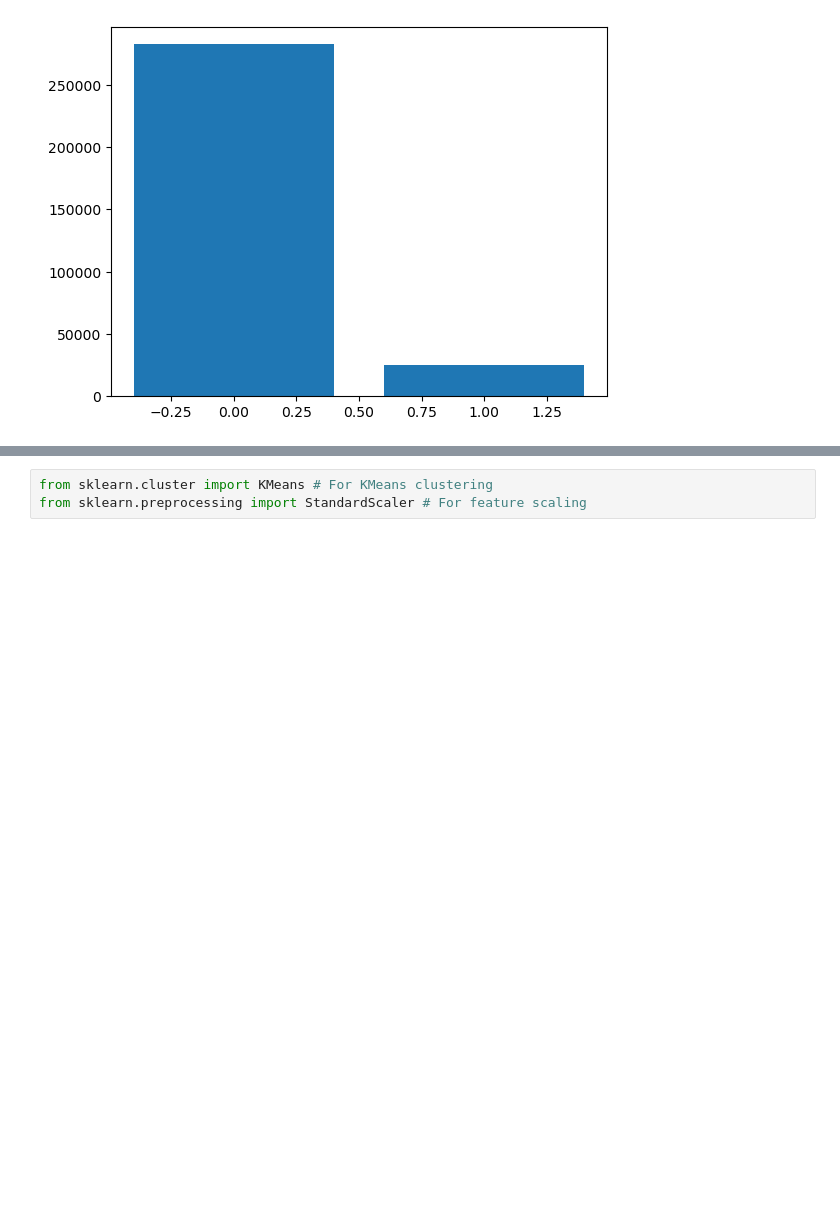
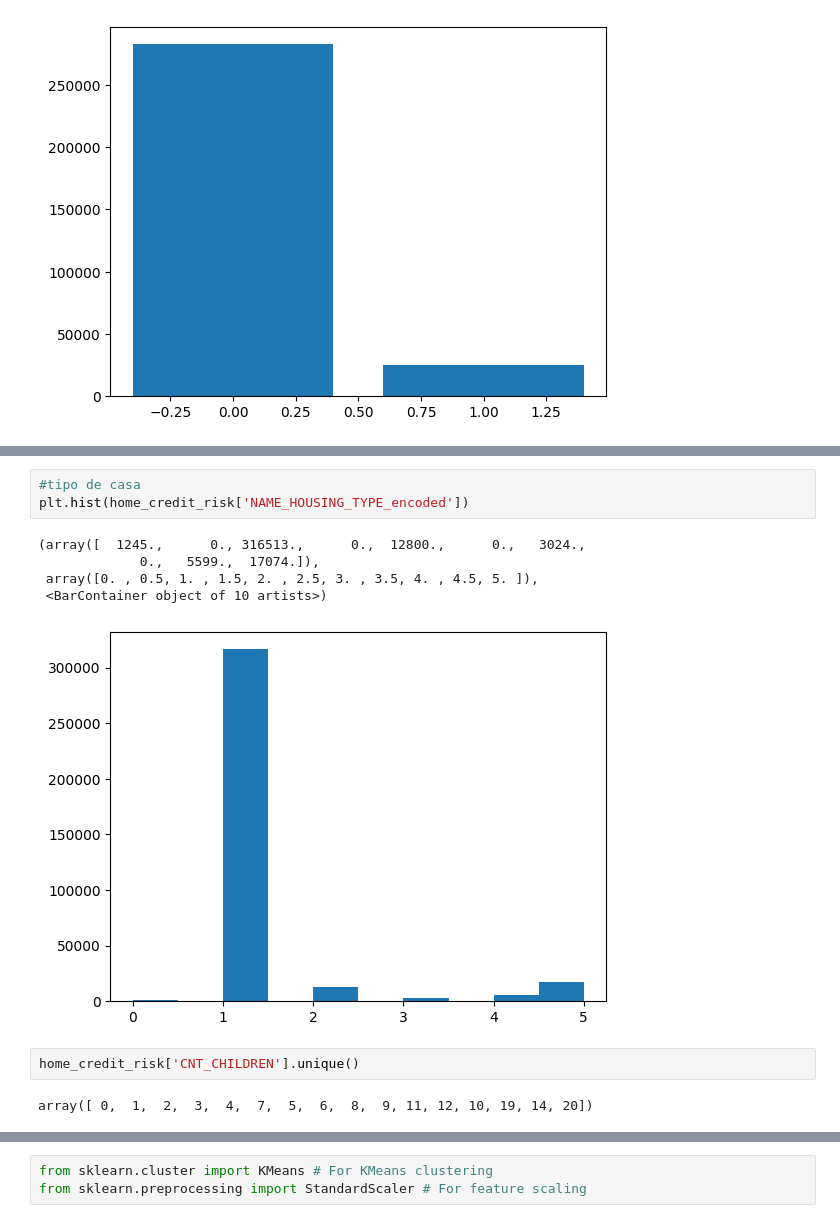
Before and after one commit to No-Country-simulation/c23-16-data, a Jupyter notebook: models.ipynb, the cells around one changed output, grey strips where cells are left out. Cells and saved outputs as stored; diff of their text form; blank space fills up the shorter version.

```diff
--- a/models.ipynb
+++ b/models.ipynb
@@ -56,0 +443,13 @@ plt.bar(merge_train['TARGET'].value_counts().index,merge_train['TARGET'].value_c
+# %%
+#tipo de casa
+plt.hist(home_credit_risk['NAME_HOUSING_TYPE_encoded'])
+# %% [output]
+(array([  1245.,      0., 316513.,      0.,  12800.,      0.,   3024.,
+             0.,   5599.,  17074.]),
+ array([0. , 0.5, 1. , 1.5, 2. , 2.5, 3. , 3.5, 4. , 4.5, 5. ]),
+ <BarContainer object of 10 artists>)
+[figure, added]
+# %%
+home_credit_risk['CNT_CHILDREN'].unique()
+# %% [output]
+array([ 0,  1,  2,  3,  4,  7,  5,  6,  8,  9, 11, 12, 10, 19, 14, 20])
```
Also changed, not shown: parts of 140 cells of this notebook.
